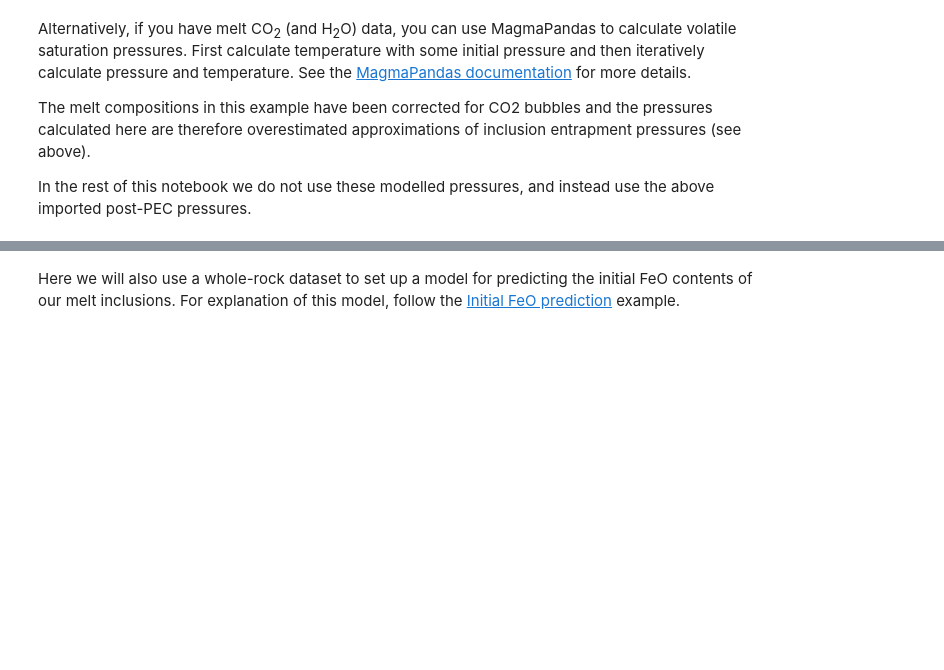
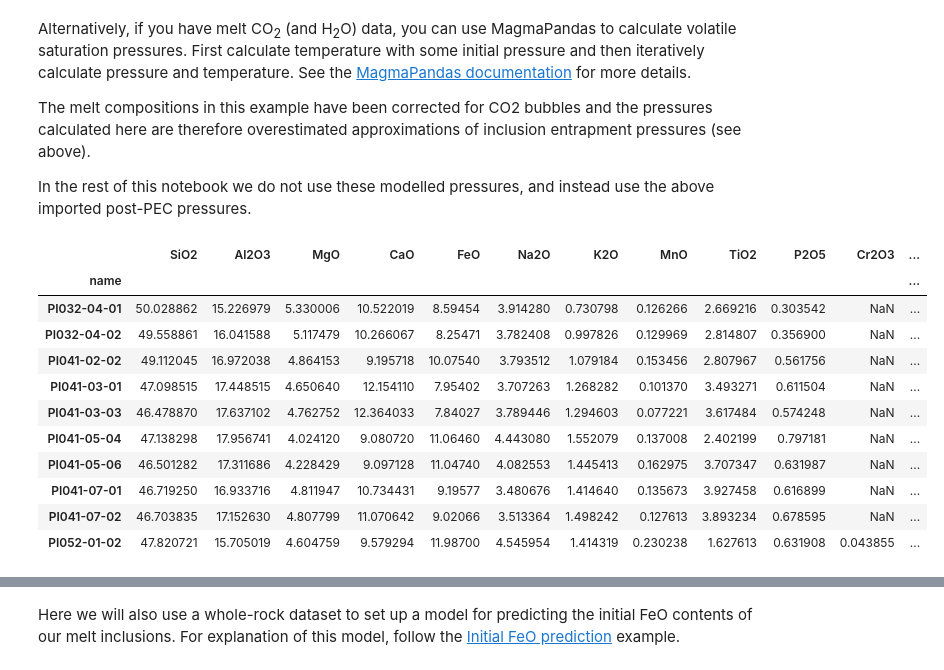
Before and after one commit to TDGerve/MagmaPEC, a Jupyter notebook: docs/source/notebooks/pec_corr.ipynb, the cells around one changed output, grey strips where cells are left out. Cells and saved outputs as stored; diff of their text form; code cells hidden in the pictures; blank space fills up the shorter version.

```diff
--- a/docs/source/notebooks/pec_corr.ipynb
+++ b/docs/source/notebooks/pec_corr.ipynb
@@ -55,6 +55,21 @@ Alternatively, if you have melt CO<sub>2</sub> (and H<sub>2</sub>O) data, you ca
 The melt compositions in this example have been corrected for CO2 bubbles and the pressures calculated here are therefore overestimated approximations of inclusion entrapment pressures (see above).
 
 In the rest of this notebook we do not use these modelled pressures, and instead use the above imported post-PEC pressures.
+# %%
+melt
+# %% [output]
+|  | SiO2 | Al2O3 | MgO | CaO | FeO | Na2O | K2O | MnO | TiO2 | P2O5 | Cr2O3 | ... |
+| name |  |  |  |  |  |  |  |  |  |  |  | ... |
+| PI032-04-01 | 50.028862 | 15.226979 | 5.330006 | 10.522019 | 8.59454 | 3.914280 | 0.730798 | 0.126266 | 2.669216 | 0.303542 | NaN | ... |
+| PI032-04-02 | 49.558861 | 16.041588 | 5.117479 | 10.266067 | 8.25471 | 3.782408 | 0.997826 | 0.129969 | 2.814807 | 0.356900 | NaN | ... |
+| PI041-02-02 | 49.112045 | 16.972038 | 4.864153 | 9.195718 | 10.07540 | 3.793512 | 1.079184 | 0.153456 | 2.807967 | 0.561756 | NaN | ... |
+| PI041-03-01 | 47.098515 | 17.448515 | 4.650640 | 12.154110 | 7.95402 | 3.707263 | 1.268282 | 0.101370 | 3.493271 | 0.611504 | NaN | ... |
+| PI041-03-03 | 46.478870 | 17.637102 | 4.762752 | 12.364033 | 7.84027 | 3.789446 | 1.294603 | 0.077221 | 3.617484 | 0.574248 | NaN | ... |
+| PI041-05-04 | 47.138298 | 17.956741 | 4.024120 | 9.080720 | 11.06460 | 4.443080 | 1.552079 | 0.137008 | 2.402199 | 0.797181 | NaN | ... |
+| PI041-05-06 | 46.501282 | 17.311686 | 4.228429 | 9.097128 | 11.04740 | 4.082553 | 1.445413 | 0.162975 | 3.707347 | 0.631987 | NaN | ... |
+| PI041-07-01 | 46.719250 | 16.933716 | 4.811947 | 10.734431 | 9.19577 | 3.480676 | 1.414640 | 0.135673 | 3.927458 | 0.616899 | NaN | ... |
+| PI041-07-02 | 46.703835 | 17.152630 | 4.807799 | 11.070642 | 9.02066 | 3.513364 | 1.498242 | 0.127613 | 3.893234 | 0.678595 | NaN | ... |
+| PI052-01-02 | 47.820721 | 15.705019 | 4.604759 | 9.579294 | 11.98700 | 4.545954 | 1.414319 | 0.230238 | 1.627613 | 0.631908 | 0.043855 | ... |
 # %%
 temperature = melt.temperature(P_bar = 5e3)
 pressure_calc = melt.volatile_saturation_pressure(T_K=temperature)
```
Also changed, not shown: parts of 12 cells of this notebook.
